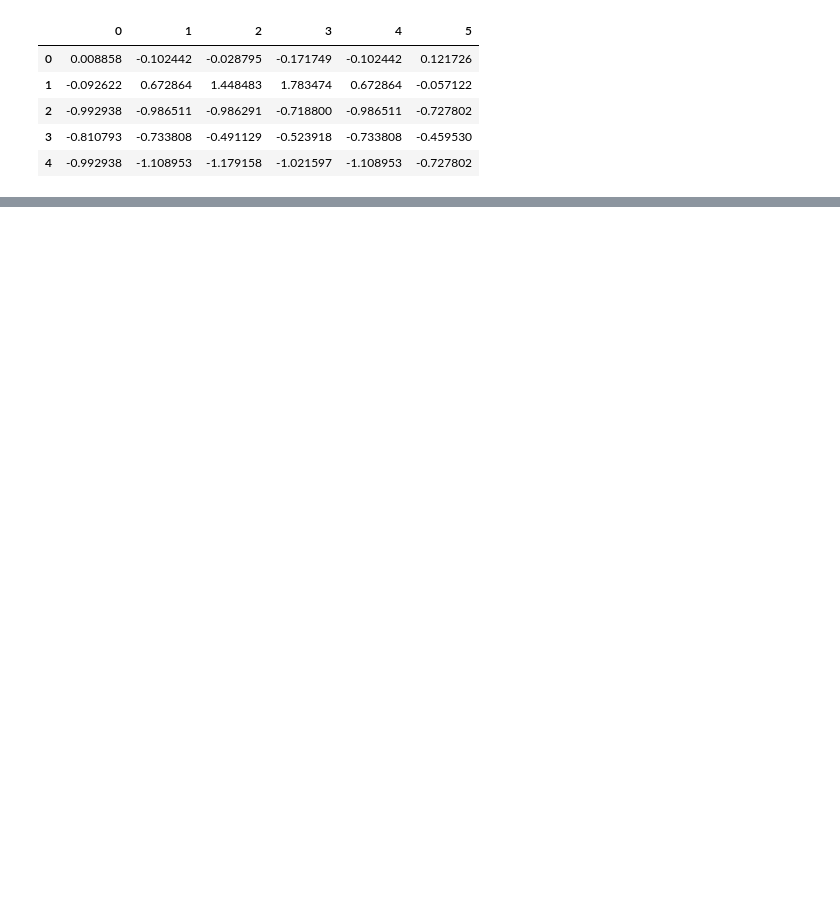
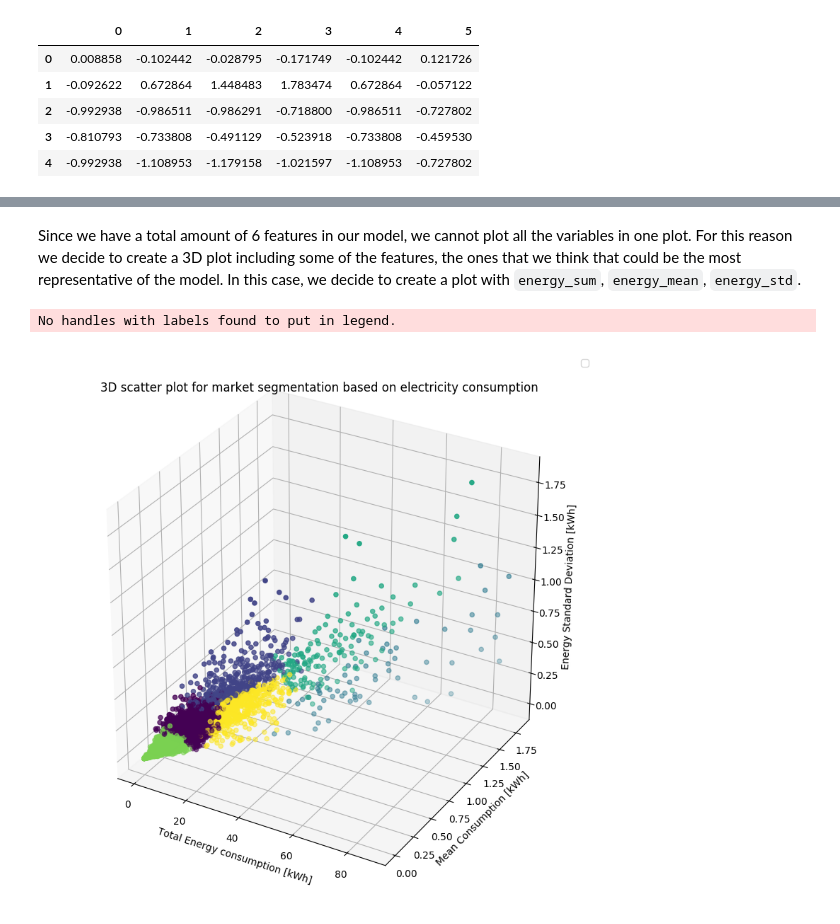
Before and after one commit to wobniarin/Project-Week-8-Final-Project, a Jupyter notebook: 2.JupyterNotebooks/3_End_User_Analysis.ipynb, the cells around one changed output, grey strips where cells are left out. Cells and saved outputs as stored; diff of their text form; code cells hidden in the pictures; blank space fills up the shorter version.

Commit message:
K-Means development

```diff
--- a/2.JupyterNotebooks/3_End_User_Analysis.ipynb
+++ b/2.JupyterNotebooks/3_End_User_Analysis.ipynb
@@ -747,0 +778,2 @@ Name: labels, dtype: int64
+# %% [markdown]
+Since we have a total amount of 6 features in our model, we cannot plot all the variables in one plot. For this reason we decide to create a 3D plot including some of the features, the ones that we think that could be the most representative of the model. In this case, we decide to create a plot with `energy_sum`, `energy_mean`, `energy_std`.
@@ -747,0 +783,25 @@ Name: labels, dtype: int64
+# %%
+# Importing matplotlib 3d library
+from mpl_toolkits.mplot3d import Axes3D
+
+# Setting the figure and creating a 3d subplot
+fig = plt.figure(figsize=(10,10))
+
+ax = fig.add_subplot(111, projection='3d')
+
+# Scatter plot for 3 variables: weight, height and gender, stratified by label
+ax.scatter(clients_2013_agg["energy_sum"], clients_2013_agg["energy_mean"], clients_2013_agg["energy_std"], c= clients_2013_agg["labels"])
+
+# Setting aesthetics for electricity consumption clusterin figure
+plt.legend()
+ax.set_xlabel("Total Energy consumption [kWh]")
+ax.set_ylabel("Mean Consumption [kWh]")
+ax.set_zlabel("Energy Standard Deviation [kWh]")
+ax.set_title("3D scatter plot for market segmentation based on electricity consumption", loc='center' )
+
+
+plt.savefig('../3.Figures/3D_scatter_plot.png', dpi=300)
+plt.show()
+# %% [output]
+No handles with labels found to put in legend.
+[figure, added]
```
Also changed, not shown: parts of 46 cells of this notebook, 7 other files.
